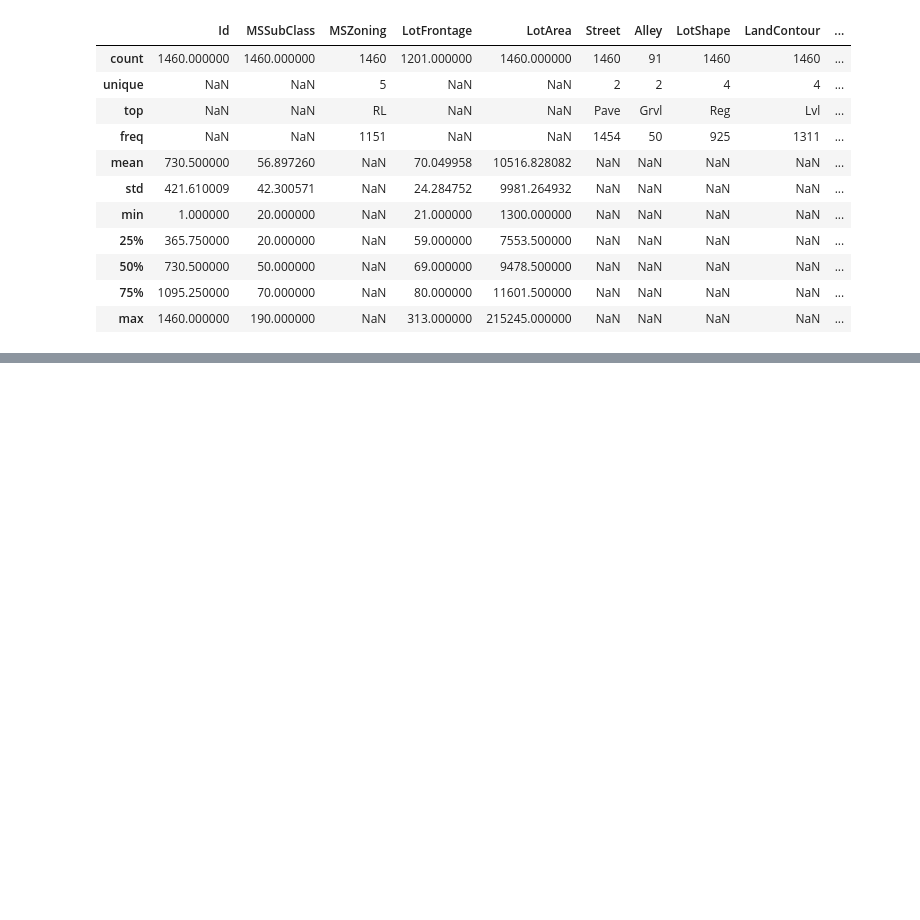
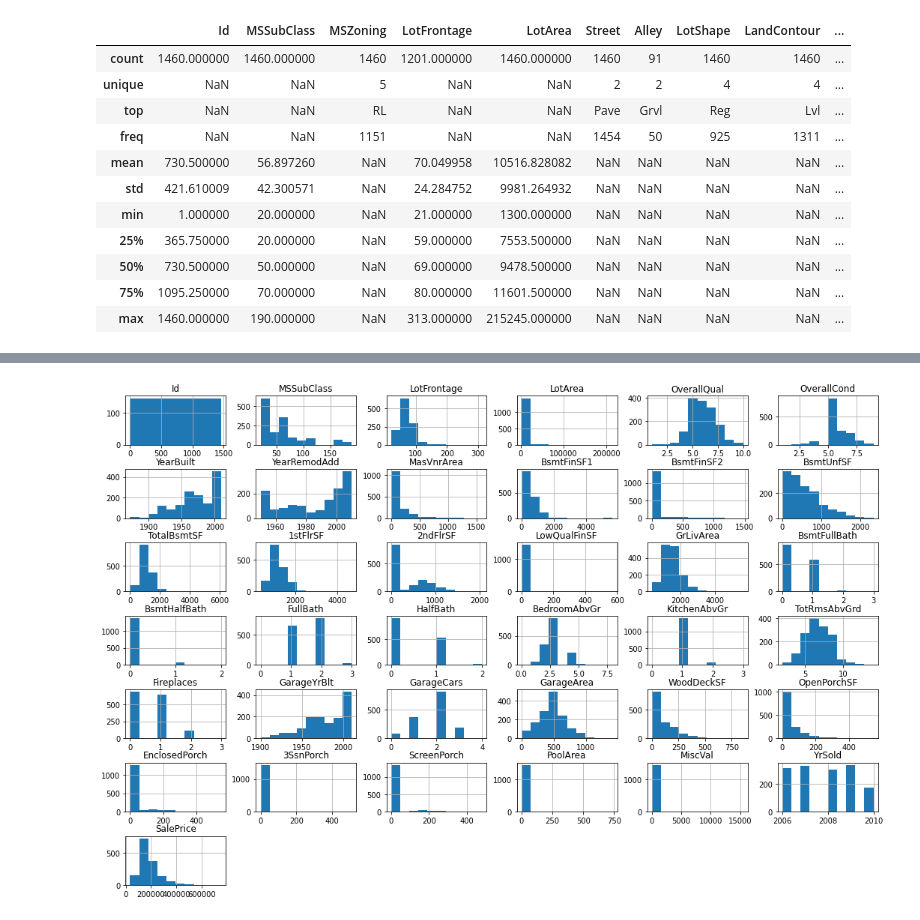
Before and after one commit to kmltzgn/Capstone_2, a Jupyter notebook: Data_Wrangling.ipynb, the cells around one changed output, grey strips where cells are left out. Cells and saved outputs as stored; diff of their text form; code cells hidden in the pictures; blank space fills up the shorter version.

```diff
--- a/Data_Wrangling.ipynb
+++ b/Data_Wrangling.ipynb
@@ -245,0 +226,8 @@ house_data.describe(include = 'all')
+# %%
+# An integer value is assigned to the feature "MoSold", which refers to the month sold. Let us convert it to categorical data.
+
+import calendar
+
+house_data['MoSold'] = house_data['MoSold'].apply(lambda i: calendar.month_name[i])
+
+house_data['MoSold']
@@ -245,0 +247,7 @@ house_data.describe(include = 'all')
+# %%
+# Now let us check whether the feature "MoSold" disappeared from the numerical features
+
+house_data.hist(figsize=(18, 12))
+plt.subplots_adjust(hspace=0.5);
+# %% [output]
+[figure, added]
```
Also changed, not shown: parts of 16 cells of this notebook.
